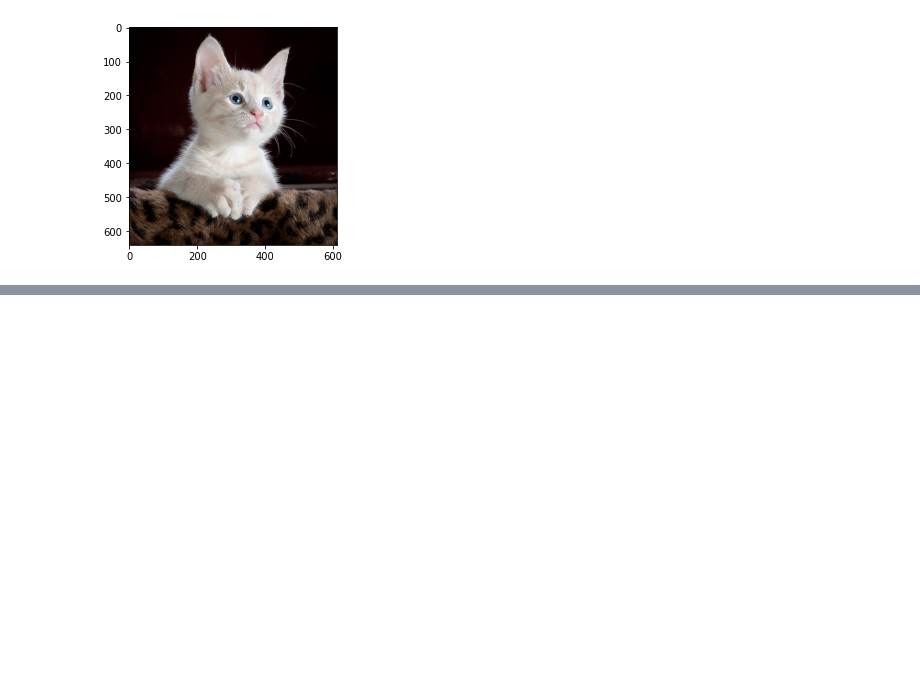
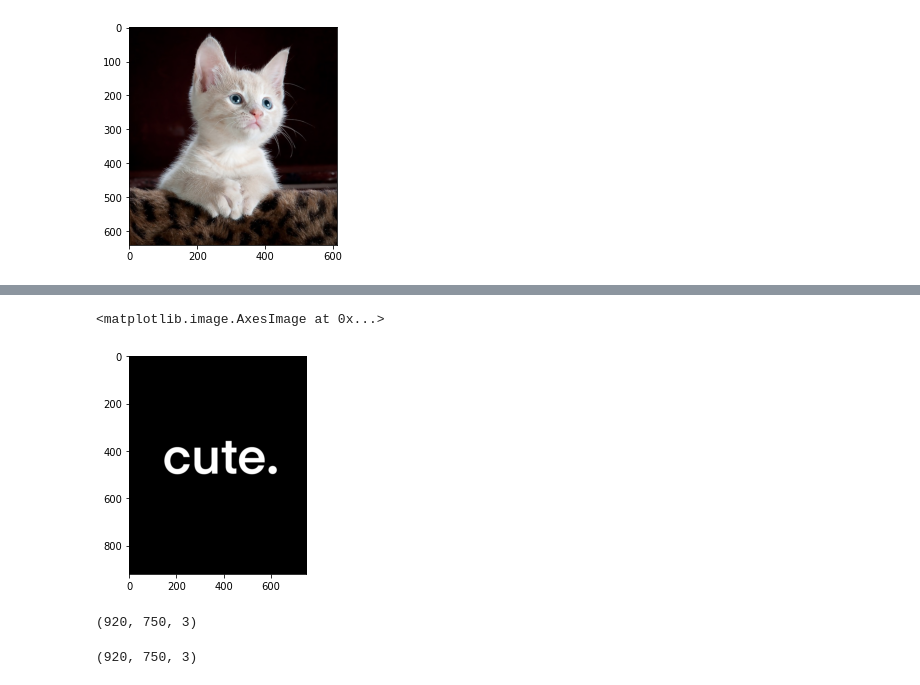
Before and after one commit to linhengchuan/python, a Jupyter notebook: cv/cv_img_processing.ipynb, the cells around one changed output, grey strips where cells are left out. Drawn from its saved outputs; the diff is of its cells as text; code cells hidden in the pictures; blank space fills up the shorter version.

```diff
--- a/cv/cv_img_processing.ipynb
+++ b/cv/cv_img_processing.ipynb
@@ -92,0 +148,5 @@ y_offset = 0
+# %%
+plt.imshow(mask_inv,cmap='gray')
+# %% [output]
+<matplotlib.image.AxesImage at 0x...>
+[figure, added]
@@ -92,0 +157,4 @@ y_offset = 0
+# %%
+white_background.shape
+# %% [output]
+(920, 750, 3)
@@ -92,0 +163,4 @@ y_offset = 0
+# %%
+bk.shape
+# %% [output]
+(920, 750, 3)
```
Also changed, not shown: parts of 30 cells of this notebook, 2 other files.
